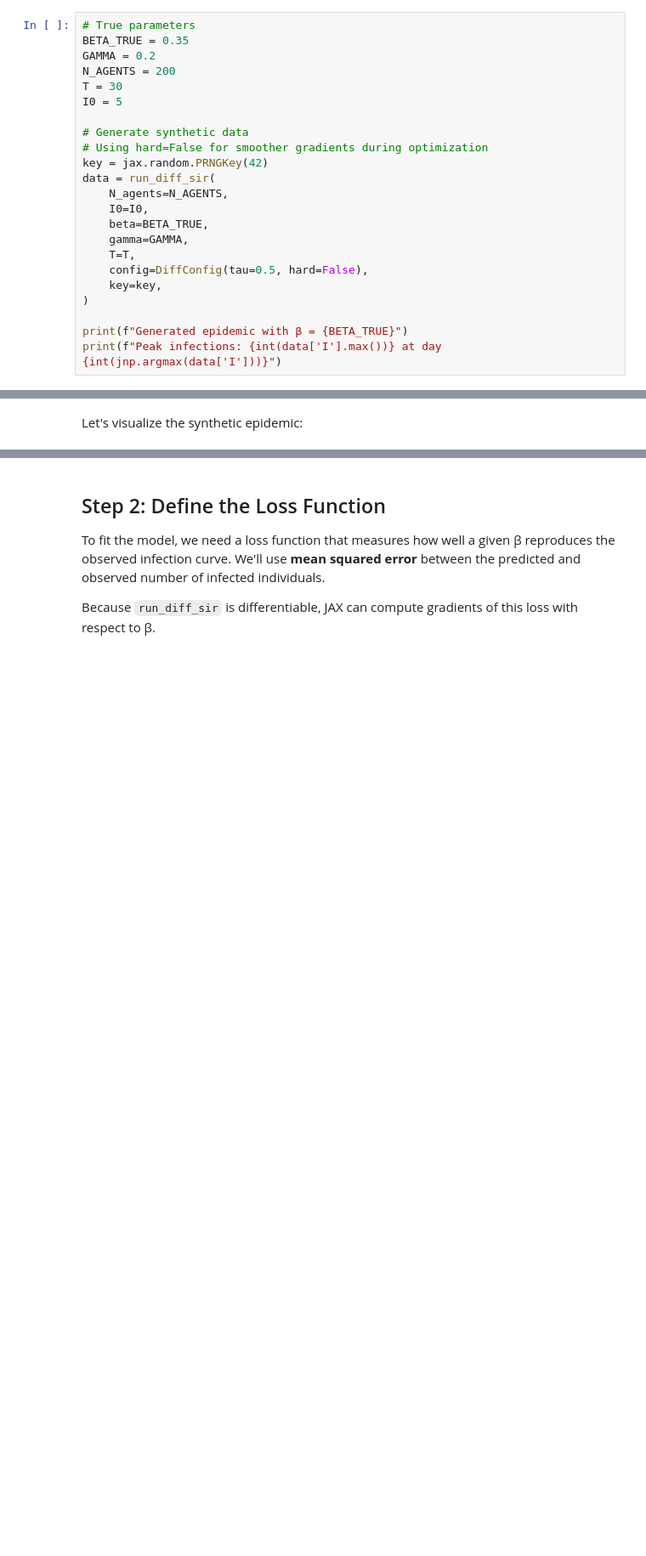
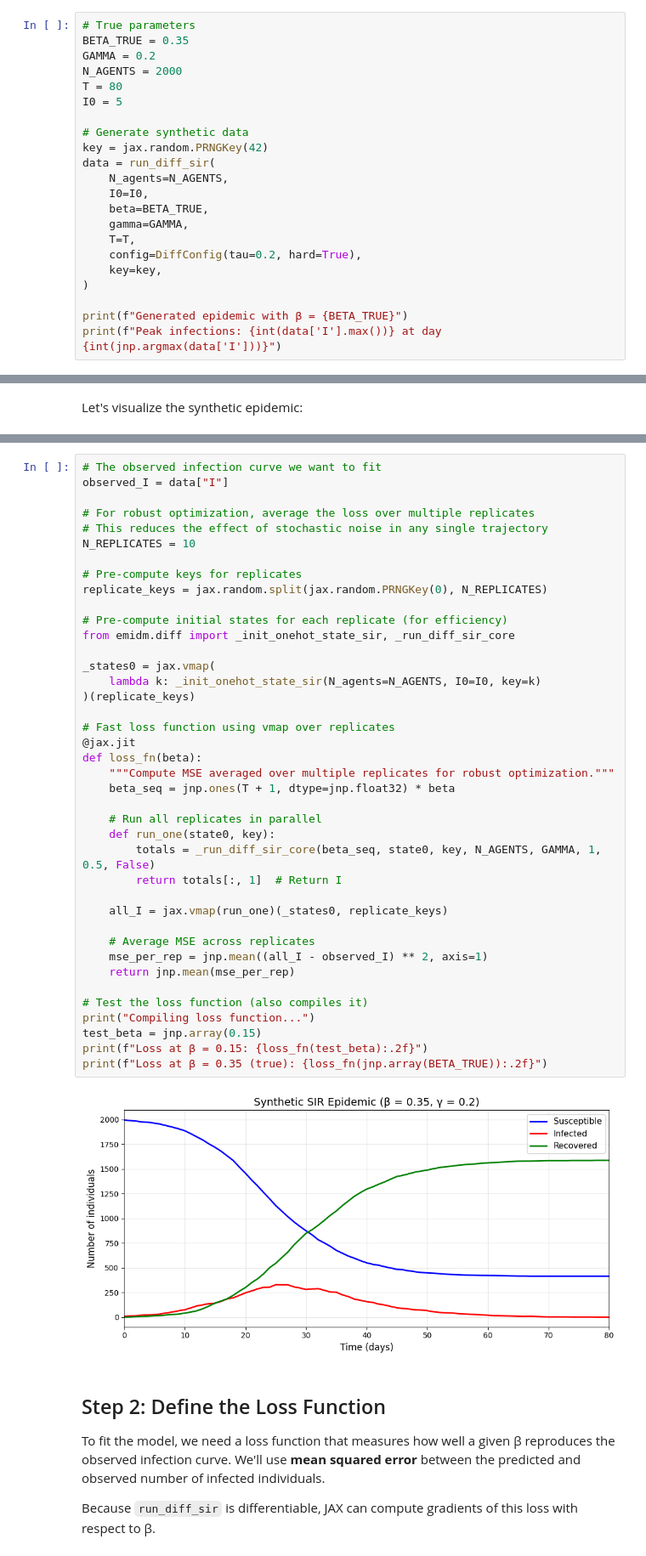
Before and after one commit to OJWatson/emidm, a Jupyter notebook: docs/notebooks/calibration.ipynb, the cells around one changed output, grey strips where cells are left out. Shown at 85% size. Saved outputs shown, nothing was run; the diff lists cells and outputs as text; blank space fills up the shorter version.

Commit message:
Use vmap over multiple replicates for robust calibration

```diff
--- a/docs/notebooks/calibration.ipynb
+++ b/docs/notebooks/calibration.ipynb
@@ -44,12 +44,11 @@ The differentiable SIR model uses **Gumbel-Softmax** sampling to make the stocha
 # True parameters
 BETA_TRUE = 0.35
 GAMMA = 0.2
-N_AGENTS = 200
-T = 30
+N_AGENTS = 2000
+T = 80
 I0 = 5
 
 # Generate synthetic data
-# Using hard=False for smoother gradients during optimization
 key = jax.random.PRNGKey(42)
 data = run_diff_sir(
     N_agents=N_AGENTS,
@@ -57,7 +56,7 @@ data = run_diff_sir(
     beta=BETA_TRUE,
     gamma=GAMMA,
     T=T,
-    config=DiffConfig(tau=0.5, hard=False),
+    config=DiffConfig(tau=0.2, hard=True),
     key=key,
 )
 
@@ -95,3 +70,45 @@ print(f"Loss at β = 0.35 (true): {loss_fn(jnp.array(BETA_TRUE)):.2f}")
+# %%
+# The observed infection curve we want to fit
+observed_I = data["I"]
+
+# For robust optimization, average the loss over multiple replicates
+# This reduces the effect of stochastic noise in any single trajectory
+N_REPLICATES = 10
+
+# Pre-compute keys for replicates
+replicate_keys = jax.random.split(jax.random.PRNGKey(0), N_REPLICATES)
+
+# Pre-compute initial states for each replicate (for efficiency)
+from emidm.diff import _init_onehot_state_sir, _run_diff_sir_core
+
+_states0 = jax.vmap(
+    lambda k: _init_onehot_state_sir(N_agents=N_AGENTS, I0=I0, key=k)
+)(replicate_keys)
+
+# Fast loss function using vmap over replicates
+@jax.jit
+def loss_fn(beta):
+    """Compute MSE averaged over multiple replicates for robust optimization."""
+    beta_seq = jnp.ones(T + 1, dtype=jnp.float32) * beta
+
+    # Run all replicates in parallel
+    def run_one(state0, key):
+        totals = _run_diff_sir_core(beta_seq, state0, key, N_AGENTS, GAMMA, 1, 0.5, False)
+        return totals[:, 1]  # Return I
+
+    all_I = jax.vmap(run_one)(_states0, replicate_keys)
+
+    # Average MSE across replicates
+    mse_per_rep = jnp.mean((all_I - observed_I) ** 2, axis=1)
+    return jnp.mean(mse_per_rep)
+
+# Test the loss function (also compiles it)
+print("Compiling loss function...")
+test_beta = jnp.array(0.15)
+print(f"Loss at β = 0.15: {loss_fn(test_beta):.2f}")
+print(f"Loss at β = 0.35 (true): {loss_fn(jnp.array(BETA_TRUE)):.2f}")
+# %% [output]
+[figure, added]
 # %% [markdown]
 ## Step 2: Define the Loss Function
 
```
Also changed, not shown: parts of 8 cells of this notebook.
